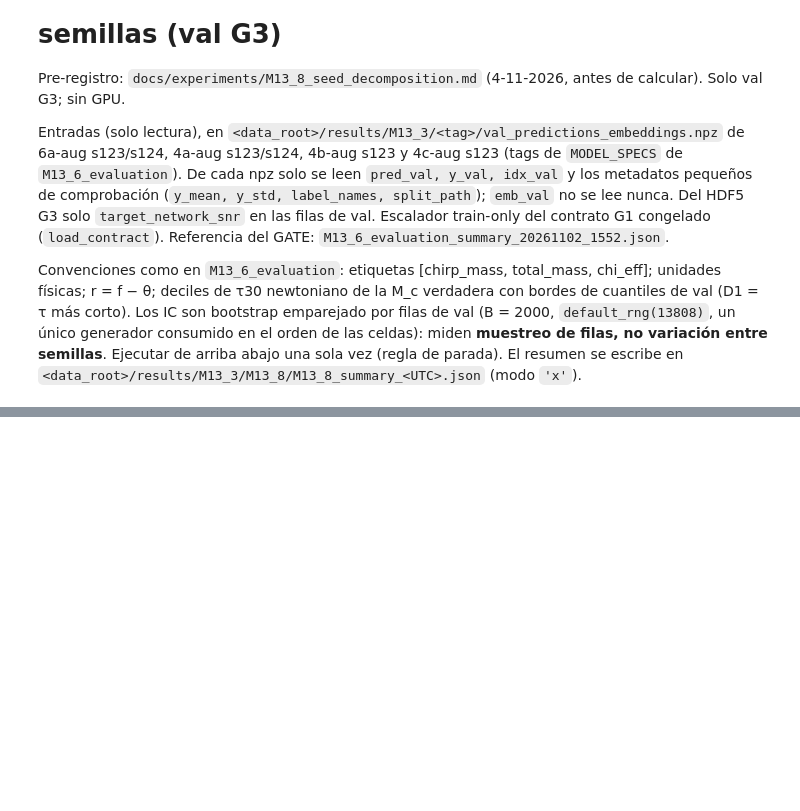
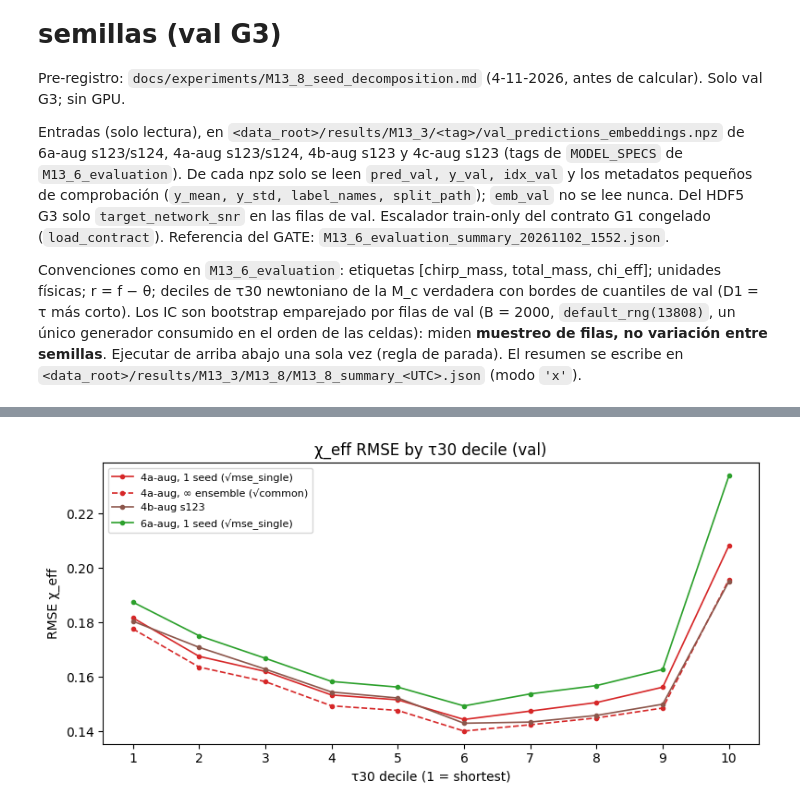
Before and after one commit to victorsh13/Gravitational-Waves-Lab, a Jupyter notebook: cbc_pe/notebooks/m13/M13_8_seed_decomposition.ipynb, the cells around one changed output, grey strips where cells are left out. Drawn from its saved outputs; the diff is of its cells as text; code cells hidden in the pictures; blank space fills up the shorter version.

```diff
--- a/cbc_pe/notebooks/m13/M13_8_seed_decomposition.ipynb
+++ b/cbc_pe/notebooks/m13/M13_8_seed_decomposition.ipynb
@@ -441,0 +544,19 @@ print('saved', SUMMARY_PATH)
+# %%
+# F2. RMSE de chi_eff por decil: 4a 1 semilla, 4a ensemble infinito (sqrt(common)), 4b s123, 6a 1 semilla
+with np.errstate(invalid='ignore'):     # sqrt(common) is nan where common < 0
+    curves = {'4a-aug, 1 seed (√mse_single)': (np.sqrt(by_decile(S_PRIM, 'mse_single').value.to_numpy(float)), 'tab:red', '-'),
+              '4a-aug, ∞ ensemble (√common)': (np.sqrt(by_decile(S_PRIM, 'common').value.to_numpy(float)), 'tab:red', '--'),
+              '4b-aug s123': (S_RMSE[S_RMSE.model == M_4B].set_index('decile').loc[DEC, 'chi_eff'].to_numpy(float),
+                              'tab:brown', '-'),
+              '6a-aug, 1 seed (√mse_single)': (np.sqrt(by_decile(S_6A, 'mse_single').value.to_numpy(float)), 'tab:green', '-')}
+fig, ax = plt.subplots(figsize=(8, 4))
+for name, (v, c, ls) in curves.items():
+    ax.plot(x, v, 'o', ls=ls, ms=3, lw=1.2, color=c, label=name)
+ax.set(xlabel='τ30 decile (1 = shortest)', ylabel='RMSE χ_eff', xticks=x, title='χ_eff RMSE by τ30 decile (val)')
+ax.legend(fontsize=8)
+fig.tight_layout()
+FIGS['F2_rmse_by_decile'] = fig
+plt.show()
+pd.DataFrame({k: v for k, (v, _, _) in curves.items()}, index=DEC)
+# %% [output]
+[figure, added]
```
Also changed, not shown: parts of 11 cells of this notebook, 2 other files.
